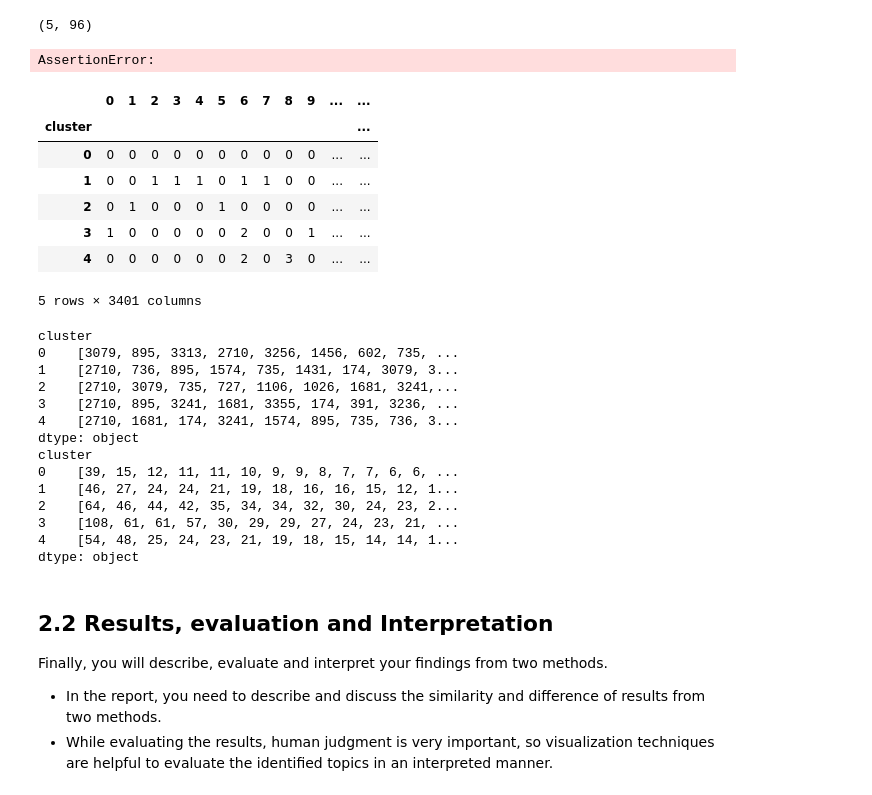
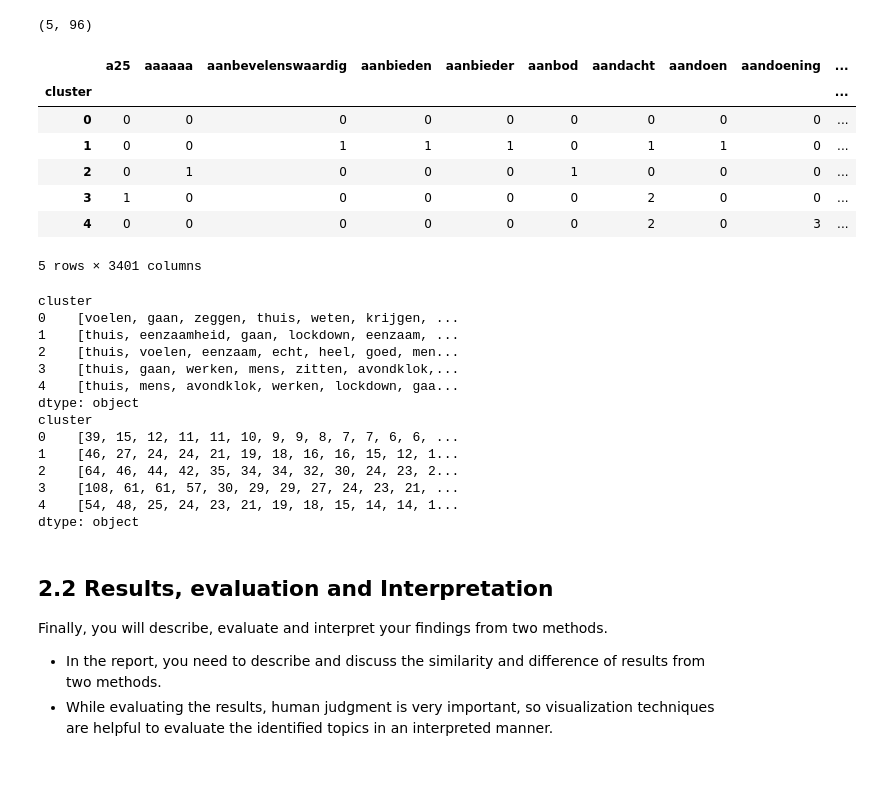
Before and after one commit to MarognaLorenzo/ApplicationOfMachineLearning, a Jupyter notebook: Assignment3/notebooks/Lorenzo.ipynb, the cells around one changed output. Drawn from its saved outputs; the diff is of its cells as text; code cells hidden in the pictures.

```diff
--- a/Assignment3/notebooks/Lorenzo.ipynb
+++ b/Assignment3/notebooks/Lorenzo.ipynb
@@ -436,40 +422,23 @@ clustrer_labels.shape, max(clustrer_labels)
 kmeans.cluster_centers_.shape
 # %% [output]
 (5, 96)
-# %%
-def get_k_neares_words(cluster_centers, any_other_word, k=5):
-    from sklearn.neighbors import NearestNeighbors
-    assert( cluster_centers.shape[1] == any_other_word.shape[1])
-    print("Cluster centers shape:", cluster_centers.shape)
-    print("Words2vec shape: ",any_other_word.shape)
-
-    # Create and fit the nearest neighbors model
-    nbrs = NearestNeighbors(n_neighbors=k, algorithm='auto').fit(any_other_word)
-
-    # Find the k nearest neighbors for each point in A
-    _, indices = nbrs.kneighbors(cluster_centers)
-    return indices
-
-get_k_neares_words(kmeans.cluster_centers_, word_vector_matrx)
-# %% [output]
-AssertionError:
 # %%
 import pandas as pd
 
 #Embedded as the average of words that is composed of
-df = pd.DataFrame(dtf_matrix.toarray())
+df = dtf_df
 df['cluster'] = clustrer_labels
 
 aggregated_clusters = df.groupby('cluster').sum()
 aggregated_clusters
 # %% [output]
-|  | 0 | 1 | 2 | 3 | 4 | 5 | 6 | 7 | 8 | 9 | ... | ... |
-| cluster |  |  |  |  |  |  |  |  |  |  |  | ... |
-| 0 | 0 | 0 | 0 | 0 | 0 | 0 | 0 | 0 | 0 | 0 | ... | ... |
-| 1 | 0 | 0 | 1 | 1 | 1 | 0 | 1 | 1 | 0 | 0 | ... | ... |
-| 2 | 0 | 1 | 0 | 0 | 0 | 1 | 0 | 0 | 0 | 0 | ... | ... |
-| 3 | 1 | 0 | 0 | 0 | 0 | 0 | 2 | 0 | 0 | 1 | ... | ... |
-| 4 | 0 | 0 | 0 | 0 | 0 | 0 | 2 | 0 | 3 | 0 | ... | ... |
+|  | a25 | aaaaaa | aanbevelenswaardig | aanbieden | aanbieder | aanbod | aandacht | aandoen | aandoening | ... |
+| cluster |  |  |  |  |  |  |  |  |  | ... |
+| 0 | 0 | 0 | 0 | 0 | 0 | 0 | 0 | 0 | 0 | ... |
+| 1 | 0 | 0 | 1 | 1 | 1 | 0 | 1 | 1 | 0 | ... |
+| 2 | 0 | 1 | 0 | 0 | 0 | 1 | 0 | 0 | 0 | ... |
+| 3 | 1 | 0 | 0 | 0 | 0 | 0 | 2 | 0 | 0 | ... |
+| 4 | 0 | 0 | 0 | 0 | 0 | 0 | 2 | 0 | 3 | ... |
 5 rows × 3401 columns
 # %%
 bag_dimension = 15
@@ -480,11 +449,11 @@ print(top_columns)
 print(top_scores)
 # %% [output]
 cluster
-0    [3079, 895, 3313, 2710, 3256, 1456, 602, 735, ...
-1    [2710, 736, 895, 1574, 735, 1431, 174, 3079, 3...
-2    [2710, 3079, 735, 727, 1106, 1026, 1681, 3241,...
-3    [2710, 895, 3241, 1681, 3355, 174, 391, 3236, ...
-4    [2710, 1681, 174, 3241, 1574, 895, 735, 736, 3...
+0    [voelen, gaan, zeggen, thuis, weten, krijgen, ...
+1    [thuis, eenzaamheid, gaan, lockdown, eenzaam, ...
+2    [thuis, voelen, eenzaam, echt, heel, goed, men...
+3    [thuis, gaan, werken, mens, zitten, avondklok,...
+4    [thuis, mens, avondklok, werken, lockdown, gaa...
 dtype: object
 cluster
 0    [39, 15, 12, 11, 11, 10, 9, 9, 8, 7, 7, 6, 6, ...
```
Also changed, not shown: parts of 13 cells of this notebook.
